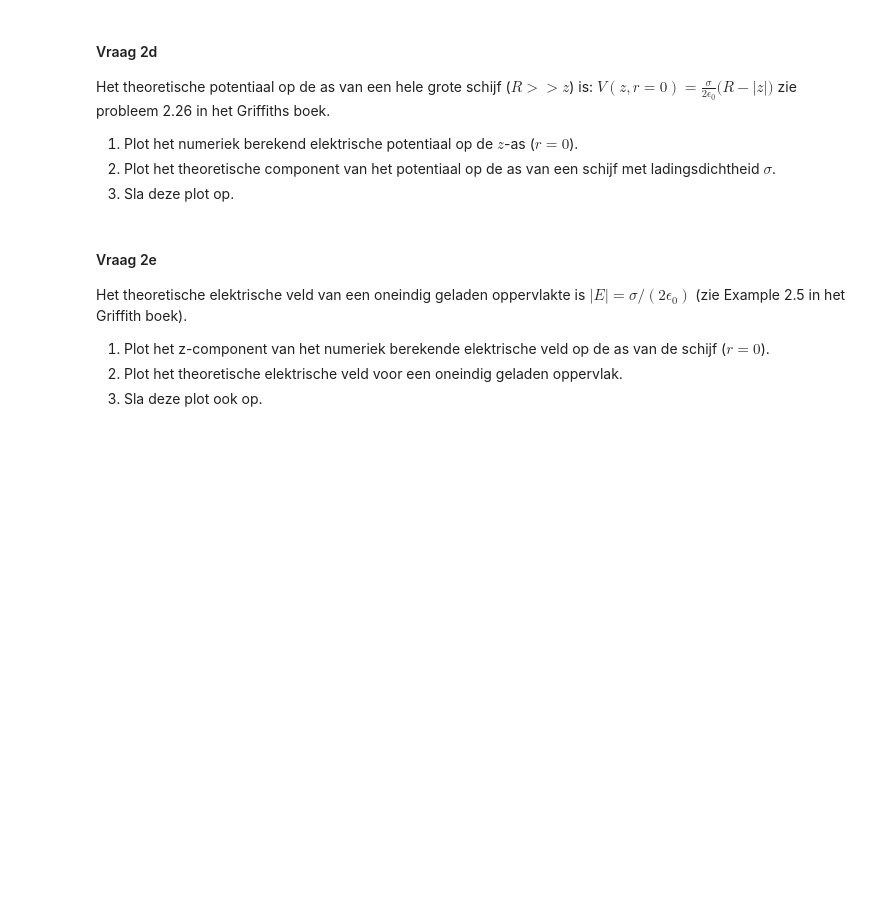
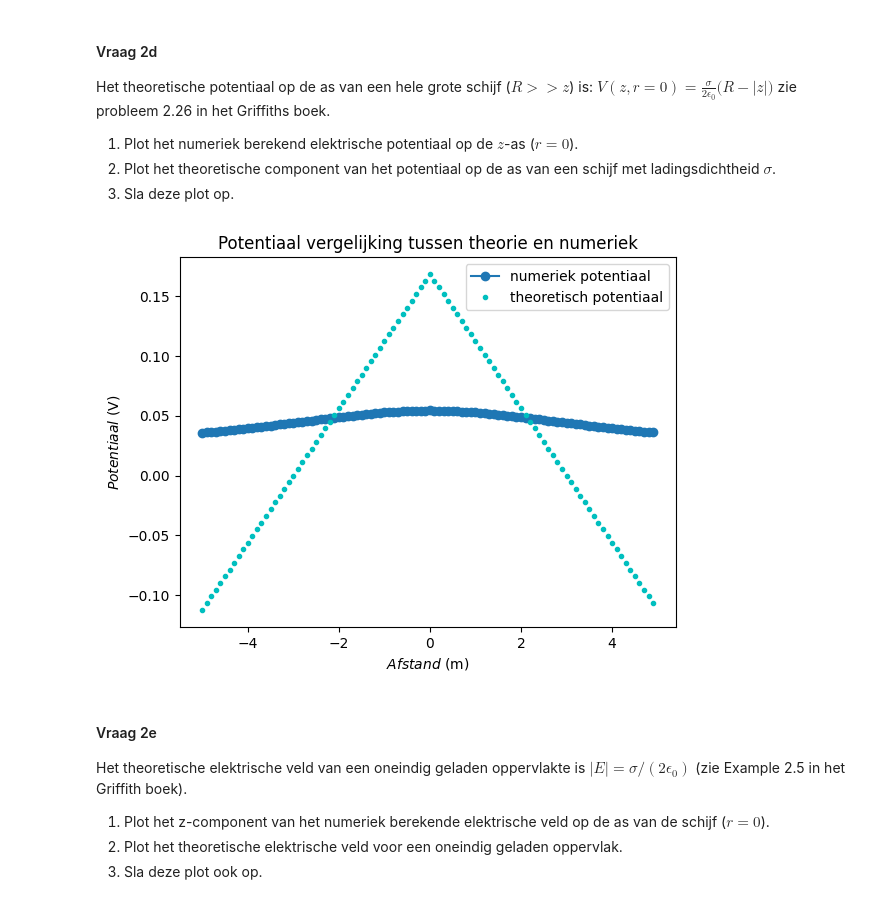
Before and after one commit to SybrenK07/opdrachten-DEF-D, a Jupyter notebook: DigitaleOntwerpopdrachten/1CondensatorOpdracht/CondensatorOntwerpopdracht.ipynb, the cells around one changed output. Saved outputs shown, nothing was run; the diff lists cells and outputs as text; code cells hidden in the pictures; blank space fills up the shorter version.

```diff
--- a/DigitaleOntwerpopdrachten/1CondensatorOpdracht/CondensatorOntwerpopdracht.ipynb
+++ b/DigitaleOntwerpopdrachten/1CondensatorOpdracht/CondensatorOntwerpopdracht.ipynb
@@ -184,9 +196,18 @@ zie probleem 2.26 in het Griffiths boek.
 2. Plot het theoretische component van het potentiaal op de as van een schijf met ladingsdichtheid $\sigma$.
 3. Sla deze plot op.
 # %%
-###
-###Hier jouw code###
-###
+
+V_t = (sigma / (2 * e0)) * (R - np.abs(r_r))
+
+plt.title(f"Potentiaal vergelijking tussen theorie en numeriek")
+plt.plot(r_r, V_r, "o-", label="numeriek potentiaal")
+plt.plot(r_r, V_t, "c.", label="theoretisch potentiaal")
+plt.legend()
+plt.xlabel("$Afstand$ (m)")
+plt.ylabel("$Potentiaal$ (V)")
+plt.savefig("figures/Potentiaal_vergelijking_tussen_theorie_en_numeriek.png")
+# %% [output]
+[figure, added]
 # %% [markdown]
 #### Vraag 2e
 
```
Also changed, not shown: parts of 4 cells of this notebook, 1 other file.
